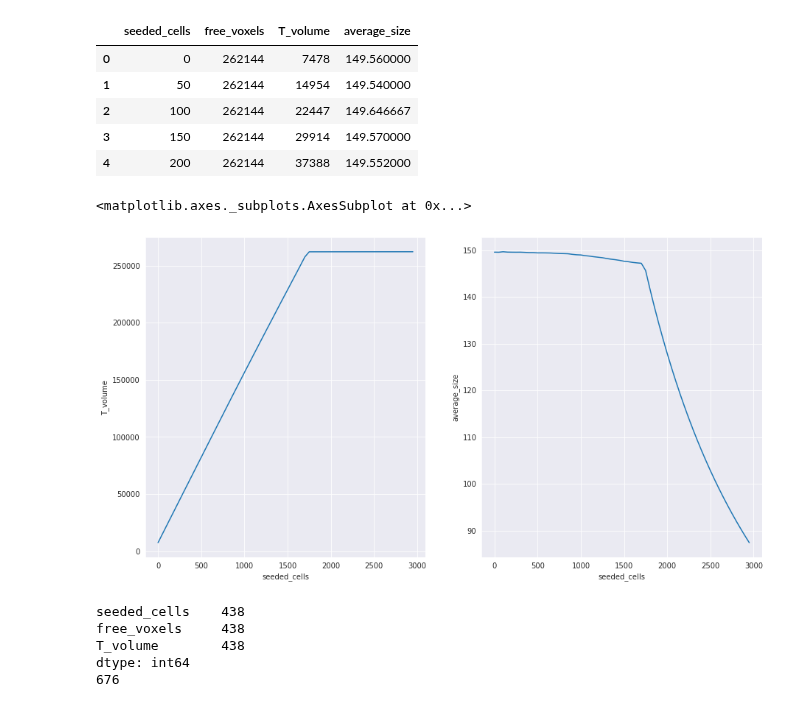
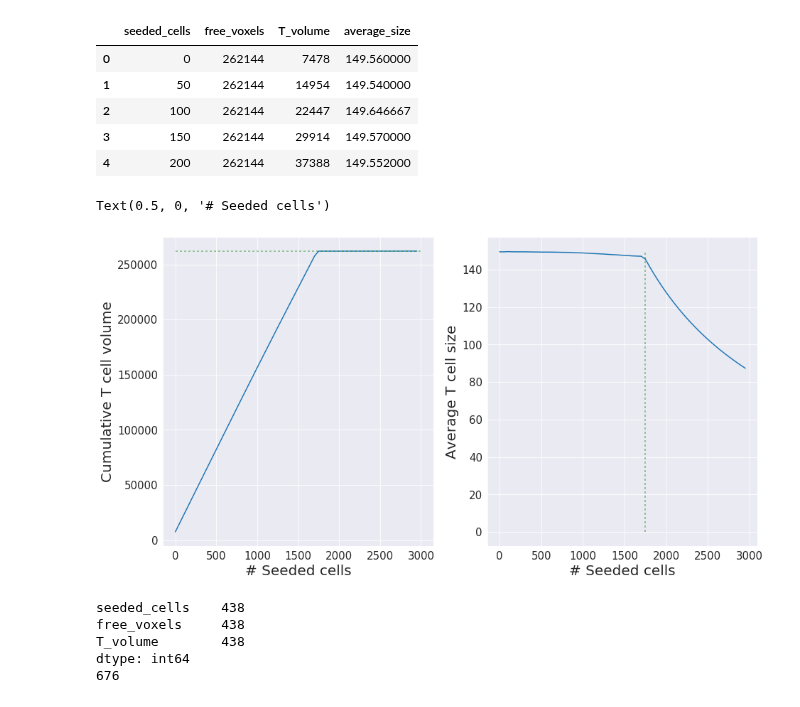
Before and after one commit to lstuurman/FRC_Thesis, a Jupyter notebook: CPM_code/Increase_pressure_plots.ipynb, the cells around one changed output. Drawn from its saved outputs; the diff is of its cells as text; code cells hidden in the pictures.

```diff
--- a/CPM_code/Increase_pressure_plots.ipynb
+++ b/CPM_code/Increase_pressure_plots.ipynb
@@ -25,12 +25,23 @@ df.head()
 | 3 | 150 | 262144 | 29914 | 149.570000 |
 | 4 | 200 | 262144 | 37388 | 149.552000 |
 # %%
+import matplotlib
+matplotlib.rc('xtick', labelsize=15)
+matplotlib.rc('ytick', labelsize=15)
+
 f, (ax1, ax2) = plt.subplots(1,2,figsize = (15,8))
 sns.lineplot(x = 'seeded_cells',y = 'T_volume', data = df[df.seeded_cells < 3000], ax = ax1)
+ax1.plot(np.linspace(0,3000,100),[262144] * 100, c = 'g', dashes = [2,2], alpha = .5)
 sns.lineplot(x = 'seeded_cells',y = 'average_size', data = df[df.seeded_cells < 3000], ax = ax2)
+ax2.plot([1747.63] * 100,np.linspace(0,150,100), c = 'g', dashes = [2,2], alpha = .5)
+ax1.set_ylabel('Cumulative T cell volume',fontsize = 20)
+ax1.set_xlabel('# Seeded cells',fontsize = 20)
+
+ax2.set_ylabel('Average T cell size',fontsize = 20)
+ax2.set_xlabel('# Seeded cells',fontsize = 20)
 # %% [output]
-<matplotlib.axes._subplots.AxesSubplot at 0x...>
+Text(0.5, 0, '# Seeded cells')
-[figure, old version]
+[figure, new version]
 # %%
 # NON moving increasing pressure
 df = pd.read_csv('rows_moving.txt',sep = '\t',header = None,names = ["seeded_cells","free_voxels","T_volume"] )
```
Also changed, not shown: 3 other files.
